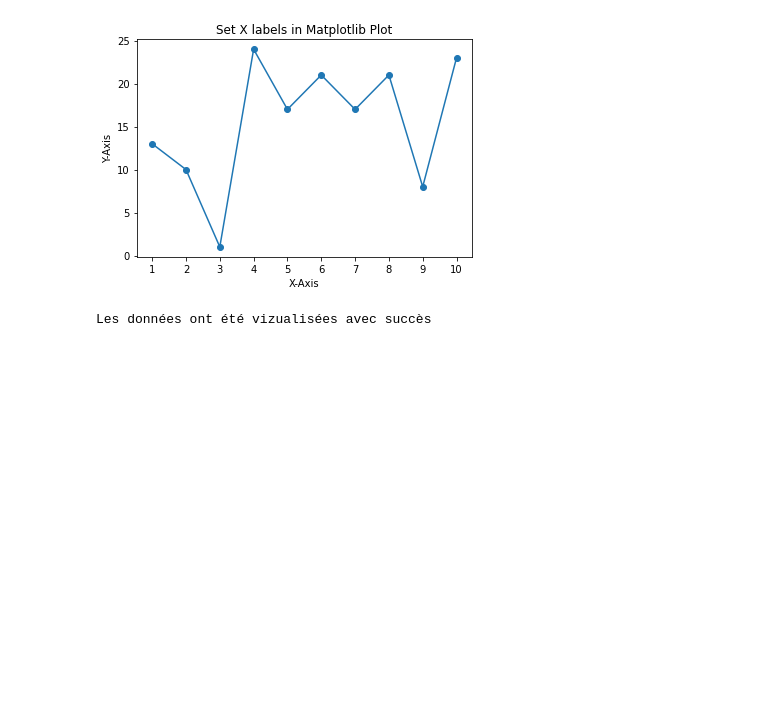
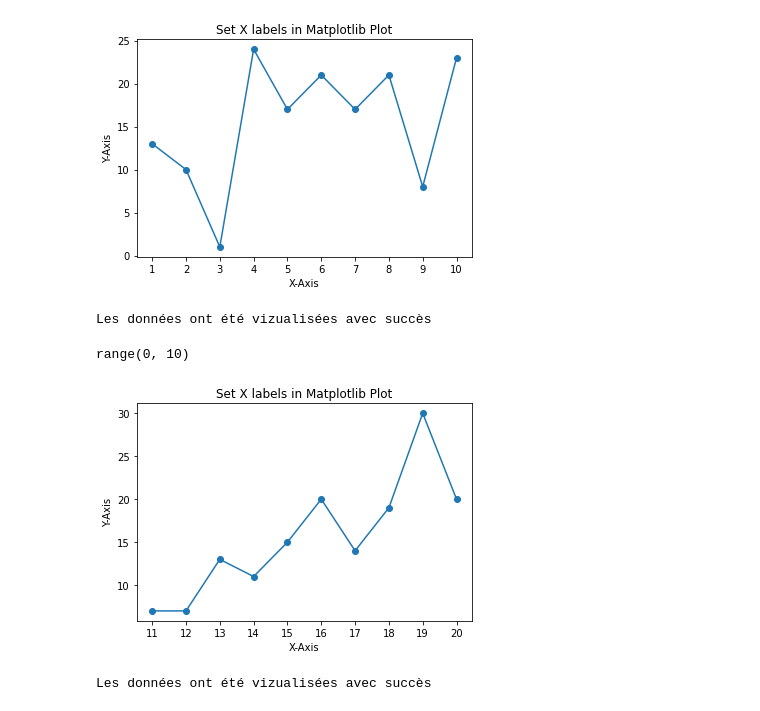
Before and after one commit to cosmicblues/acde, a Jupyter notebook: fonctions_tables.ipynb, the cells around one changed output. Saved outputs shown, nothing was run; the diff lists cells and outputs as text; code cells hidden in the pictures; blank space fills up the shorter version.

Commit message:
ajout 2 eme dataviz test

```diff
--- a/fonctions_tables.ipynb
+++ b/fonctions_tables.ipynb
@@ -246,6 +246,13 @@ sql_dataviz_event = """
     GROUP BY id
     LIMIT 10;
 """
+
+sql_dataviz_event_2 = """
+    SELECT id, charge
+    FROM event
+    GROUP BY id
+    LIMIT 10 OFFSET 10;
+"""
 # %% [markdown]
 **Requêtes SQL pour la table list_of_events**
 # %%
@@ -497,3 +492,9 @@ dataviz(conn, sql_dataviz_event)
 range(0, 10)
 [figure]
 Les données ont été vizualisées avec succès
+# %%
+dataviz(conn, sql_dataviz_event_2)
+# %% [output]
+range(0, 10)
+[figure, added]
+Les données ont été vizualisées avec succès
```
Also changed, not shown: parts of 4 cells of this notebook.
